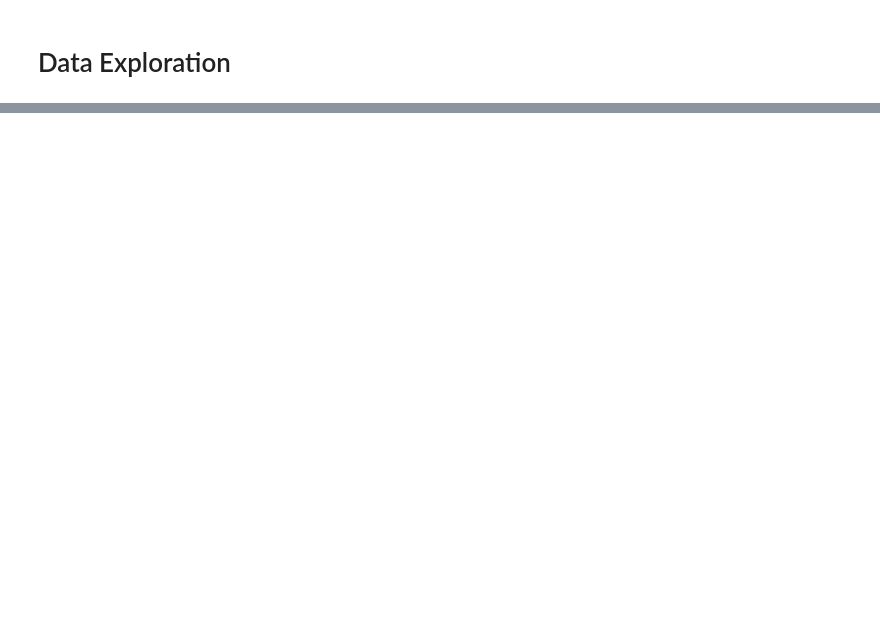
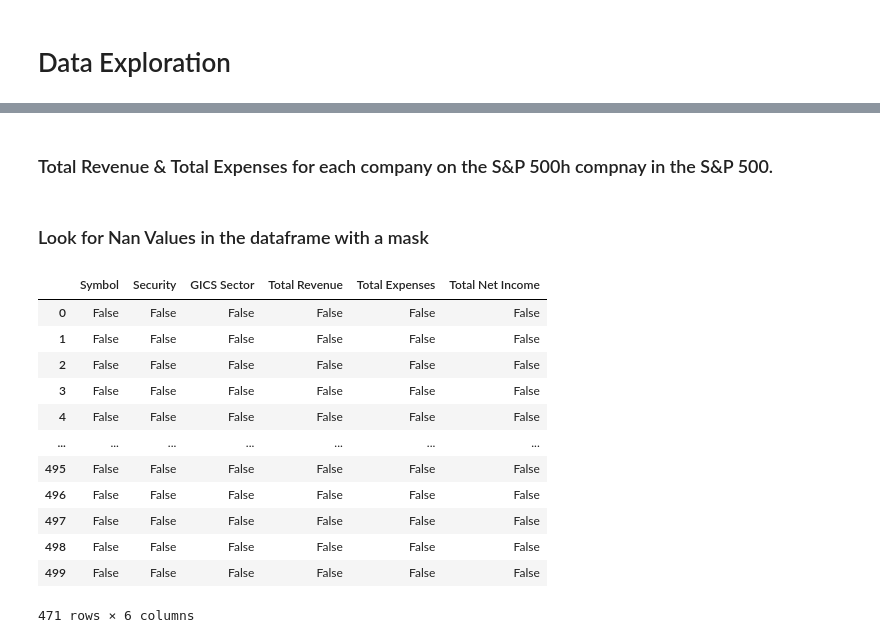
Before and after one commit to AaronNHorvitz/Data-Science-Training, a Jupyter notebook: Examples of Basic Statistical Functions/002_sampling_distributions.ipynb, the cells around one changed output, grey strips where cells are left out. Saved outputs shown, nothing was run; the diff lists cells and outputs as text; code cells hidden in the pictures; blank space fills up the shorter version.

```diff
--- a/Examples of Basic Statistical Functions/002_sampling_distributions.ipynb
+++ b/Examples of Basic Statistical Functions/002_sampling_distributions.ipynb
@@ -24,0 +25,2 @@ display(data.head())
+# %% [markdown]
+### Total Revenue & Total Expenses for each company on the S&P 500h compnay in the S&P 500.
@@ -24,0 +30,18 @@ display(data.head())
+# %% [markdown]
+### Look for Nan Values in the dataframe with a mask
+# %%
+df.isna()
+# %% [output]
+|  | Symbol | Security | GICS Sector | Total Revenue | Total Expenses | Total Net Income |
+| 0 | False | False | False | False | False | False |
+| 1 | False | False | False | False | False | False |
+| 2 | False | False | False | False | False | False |
+| 3 | False | False | False | False | False | False |
+| 4 | False | False | False | False | False | False |
+| ... | ... | ... | ... | ... | ... | ... |
+| 495 | False | False | False | False | False | False |
+| 496 | False | False | False | False | False | False |
+| 497 | False | False | False | False | False | False |
+| 498 | False | False | False | False | False | False |
+| 499 | False | False | False | False | False | False |
+471 rows × 6 columns
```
Also changed, not shown: parts of 16 cells of this notebook, 5 other files.
